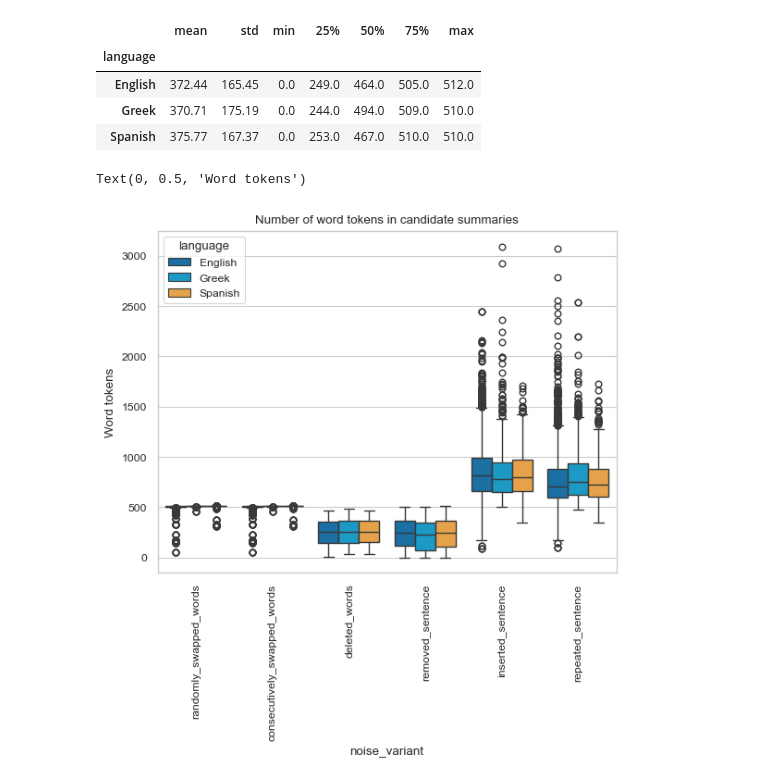
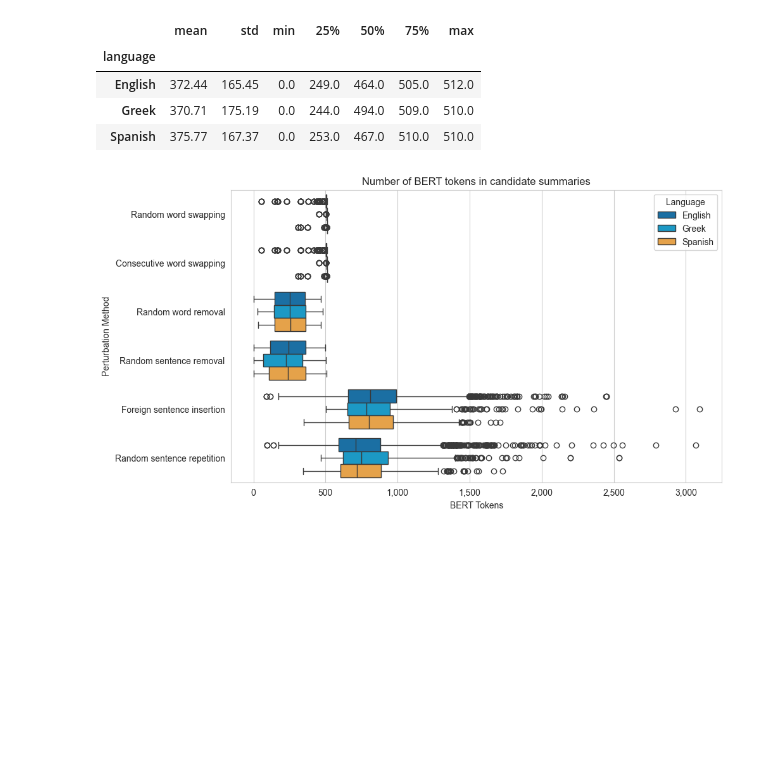
Before and after one commit to stefsyrsiri/financial-summarization-meta-evaluation, a Jupyter notebook: notebooks/eda.ipynb, the cells around one changed output. Saved outputs shown, nothing was run; the diff lists cells and outputs as text; code cells hidden in the pictures; blank space fills up the shorter version.

```diff
--- a/notebooks/eda.ipynb
+++ b/notebooks/eda.ipynb
@@ -7,7 +7,6 @@ import pandas as pd
 import seaborn as sns
 
 sns.set_style("whitegrid")
-sns.set_context("paper")
 
 langcols = {
     'English': '#0474BA',
@@ -183,10 +180,28 @@ Candidate summary word token counts by language (excluding noise variants that e
 | Greek | 370.71 | 175.19 | 0.0 | 244.0 | 494.0 | 509.0 | 510.0 |
 | Spanish | 375.77 | 167.37 | 0.0 | 253.0 | 467.0 | 510.0 | 510.0 |
 # %%
-sns.boxplot(data=cands, y='bert_token_count', x='noise_variant', hue='language', palette=langcols, order=noise_order)
-plt.title('Number of word tokens in candidate summaries')
-plt.xticks(rotation=90)
-plt.ylabel('Word tokens')
+noise_map = {
+    'source': 'Source',
+    'random_summary': 'Random summary',
+    'randomly_swapped_words': 'Random word swapping',
+    'consecutively_swapped_words': 'Consecutive word swapping',
+    'deleted_words': 'Random word removal',
+    'removed_sentence': 'Random sentence removal',
+    'inserted_sentence': 'Foreign sentence insertion',
+    'repeated_sentence': 'Random sentence repetition'
+}
+
+plt.figure(figsize=(10, 6))
+ax = sns.boxplot(data=cands, x='bert_token_count', y='noise_variant', hue='language', palette=langcols, order=noise_order)
+plt.title('Number of BERT tokens in candidate summaries')
+plt.ylabel('Perturbation Method')
+plt.xlabel('BERT Tokens')
+ax.get_xaxis().set_major_formatter(mpl.ticker.StrMethodFormatter('{x:,.0f}'))
+ytick_labels = [t.get_text().strip() for t in ax.get_yticklabels()]
+new_labels = [noise_map.get(label, label) for label in ytick_labels]
+ax.set_yticklabels(new_labels)
+ax.get_legend().set_title('Language')
+plt.savefig('../figures/number_words_candidate_summaries.png', bbox_inches='tight', dpi=300)
+plt.show()
 # %% [output]
-Text(0, 0.5, 'Word tokens')
-[figure, old version]
+[figure, new version]
```
Also changed, not shown: parts of 7 cells of this notebook.
